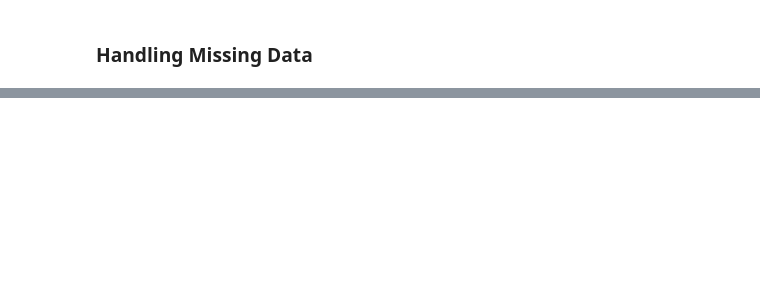
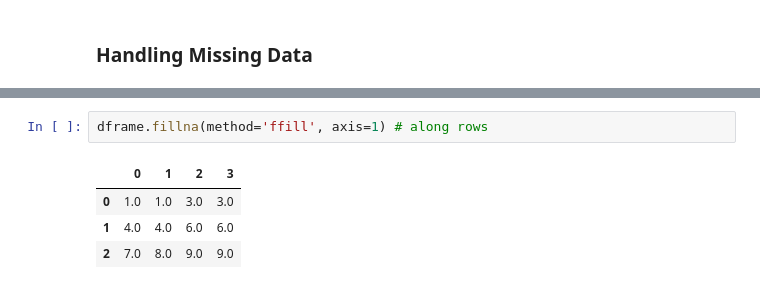
Before and after one commit to ali-d-nasseri/Python-Tutorials, a Jupyter notebook: Pandas-Analysis-Kaggle-Survey.ipynb, the cells around one changed output, grey strips where cells are left out. Cells and saved outputs as stored; diff of their text form; blank space fills up the shorter version.

```diff
--- a/Pandas-Analysis-Kaggle-Survey.ipynb
+++ b/Pandas-Analysis-Kaggle-Survey.ipynb
@@ -686,0 +849,7 @@ df.subtract(df['R'], axis=0) # column wise
+# %%
+dframe.fillna(method='ffill', axis=1) # along rows
+# %% [output]
+|  | 0 | 1 | 2 | 3 |
+| 0 | 1.0 | 1.0 | 3.0 | 3.0 |
+| 1 | 4.0 | 4.0 | 6.0 | 6.0 |
+| 2 | 7.0 | 8.0 | 9.0 | 9.0 |
```
Also changed, not shown: parts of 40 cells of this notebook.
